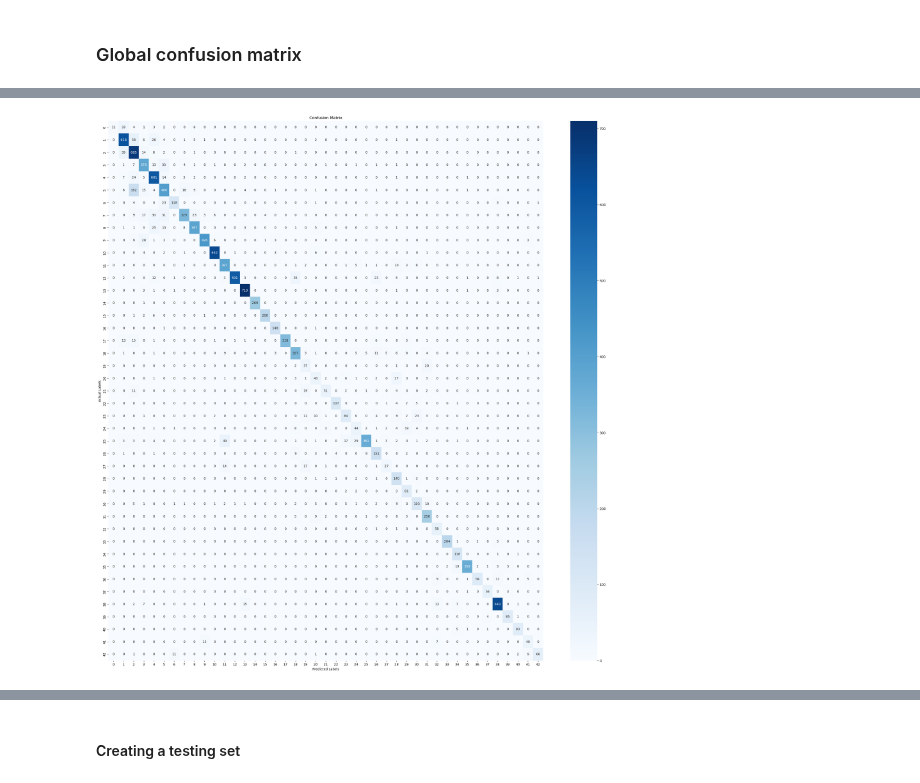
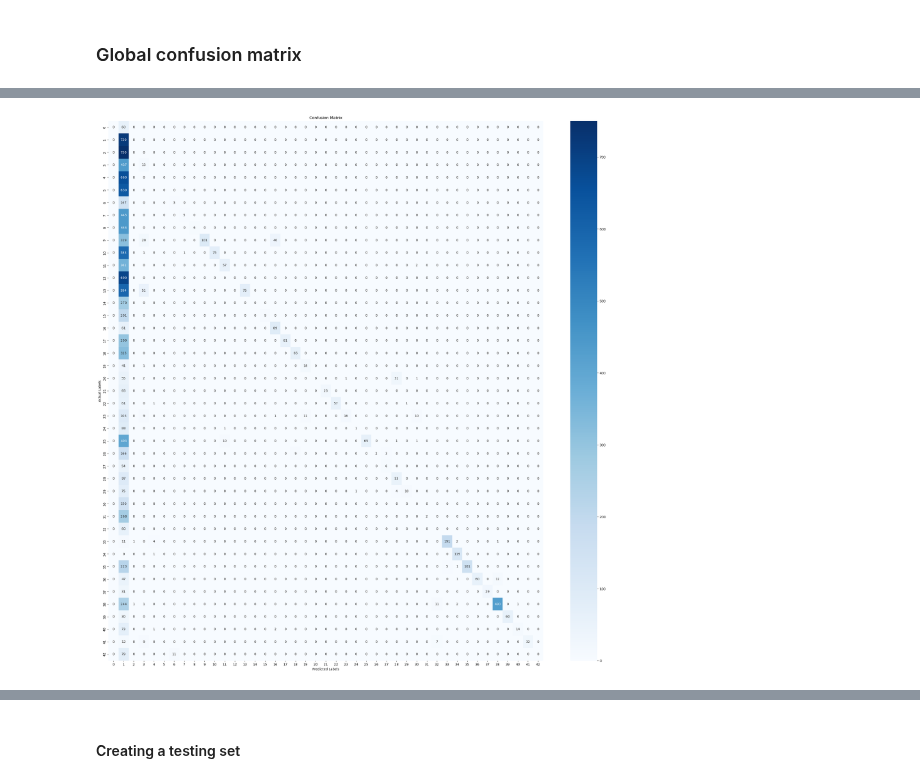
Before and after one commit to KarlFreiwald/SE4AI, a Jupyter notebook: Naive_Trojan.ipynb, the cells around one changed output, grey strips where cells are left out. Drawn from its saved outputs; the diff is of its cells as text; code cells hidden in the pictures.

```diff
--- a/Naive_Trojan.ipynb
+++ b/Naive_Trojan.ipynb
@@ -145,7 +145,7 @@ Epoch 5/5
 #Loading predictions for x_test
 model = tf.keras.models.load_model(og_model_path)
 retrained_model = tf.keras.models.load_model(retrained_model_name)
-predictions = model.predict(x_test)
+predictions = retrained_model.predict(x_test)
 predicted_classes = np.argmax(predictions, axis=1)
 true_classes = y_test
 # Plotting the confusion matrix
@@ -163 +163 @@ plt.close()
-[figure, old version]
+[figure, new version]
```
Also changed, not shown: parts of 4 cells of this notebook.
